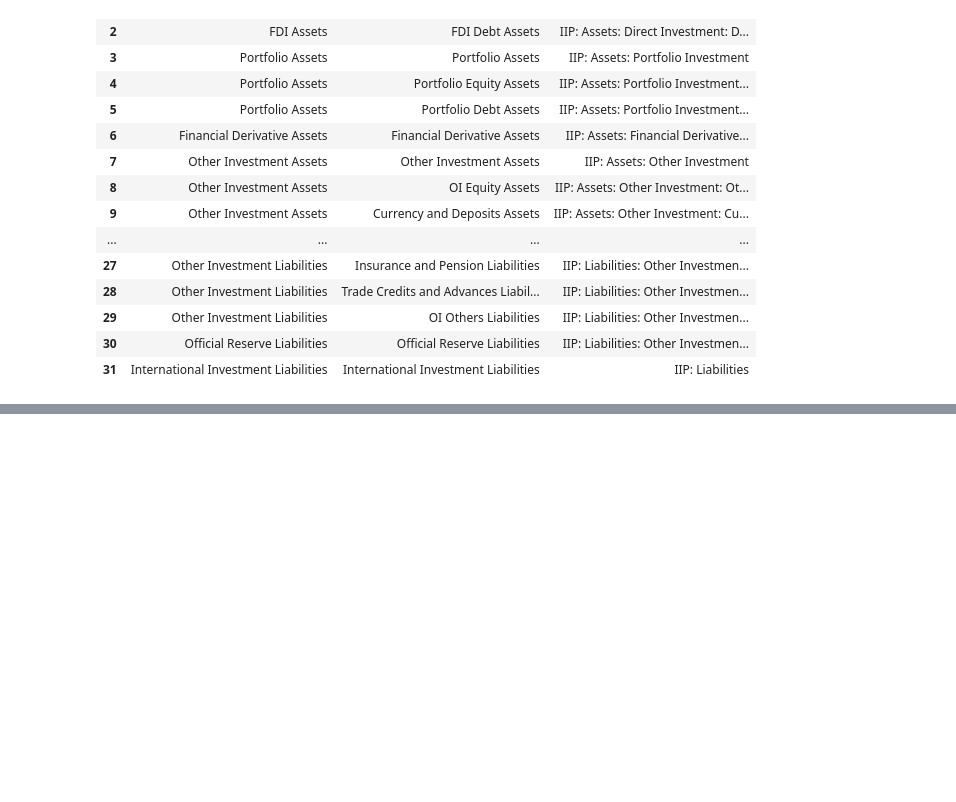
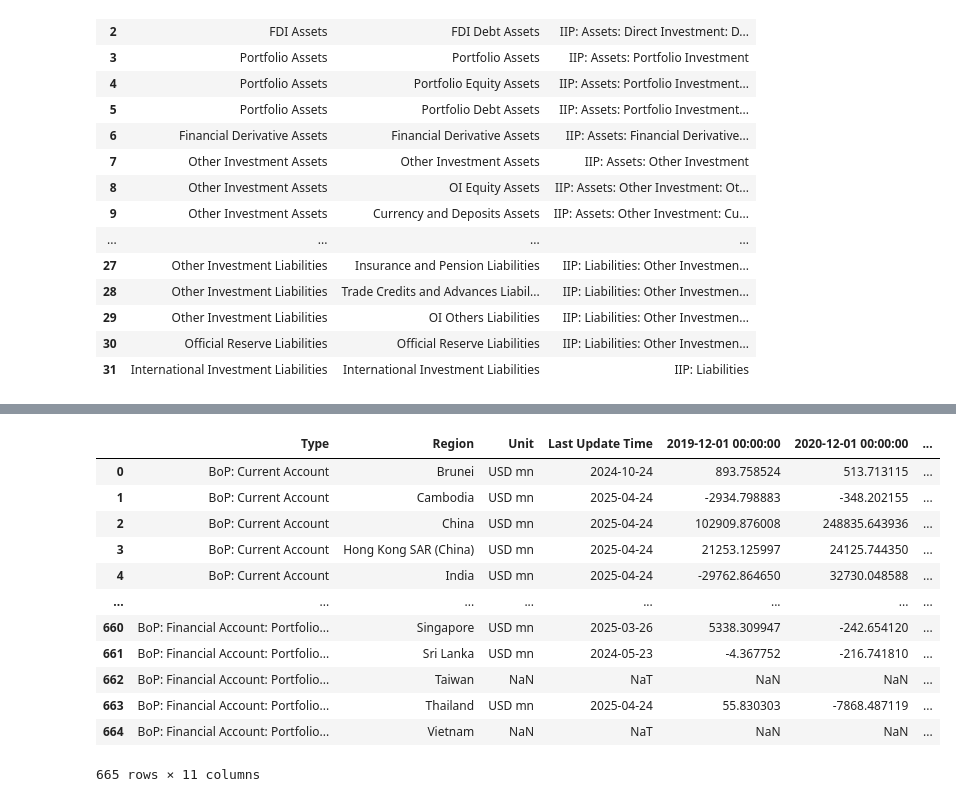
Before and after one commit to aizudeen11/cfm-nlp, a Jupyter notebook: to_gsheet/main.ipynb, the cells around one changed output, grey strips where cells are left out. Saved outputs shown, nothing was run; the diff lists cells and outputs as text; code cells hidden in the pictures; blank space fills up the shorter version.

```diff
--- a/to_gsheet/main.ipynb
+++ b/to_gsheet/main.ipynb
@@ -557,0 +542,41 @@ df
+# %%
+import pandas as pd
+from pandasql import sqldf
+import datetime
+import numpy as np
+import warnings
+from arch import arch_model
+import requests
+from io import BytesIO
+warnings.filterwarnings("ignore")
+
+file_url = 'https://www.iif.com/Portals/0/Files/Databases/monthly_em_portfolio_flows_database.xlsx?ver=2025-03-13-063222-833'
+response = requests.get(file_url)
+
+if response.headers.get('Content-Type') == 'application/vnd.openxmlformats-officedocument.spreadsheetml.sheet':
+    excel_data = BytesIO(response.content)
+    df = pd.read_excel(excel_data, sheet_name='Country Flows_nw', header=3)
+else:
+    print("Failed to download a valid Excel file. The URL might not be a direct link.")
+
+equity = df[df.columns[[0,1,3,5,7,9,11,13,14,16,45,60]]]
+equity.rename(columns={'Unnamed: 0': 'Date'}, inplace=True)
+equity['Date'].fillna(0, inplace=True)
+date_new = [x for x in equity['Date'] if isinstance(x, datetime.date)]
+equity = equity[equity['Date'].isin(date_new)]
+
+debt = df[df.columns[[0,2,4,6,8,10,12,15,61]]]
+debt.rename(columns={'Unnamed: 0': 'Date'}, inplace=True)
+debt['Date'].fillna(0, inplace=True)
+date_new = [x for x in debt['Date'] if isinstance(x, datetime.date)]
+debt = debt[debt['Date'].isin(date_new)]
+debt.rename(columns={k:v for (k,v) in zip(debt.columns, equity.columns.drop(['Taiwan, China', 'Vietnam', 'Sri lanka']))}, inplace=True)
+
+equity.set_index('Date', inplace=True)
+debt.set_index('Date', inplace=True)
+
+df_cf = pd.DataFrame(index=debt.index)
+
+df_cf['Portfolio Debt'] = debt.sum(axis=1)/1000
+df_cf['Portfolio Equity'] = equity.sum(axis=1)/1000
+df_cf.reset_index(inplace=True)
@@ -557,0 +669,16 @@ df
+# %%
+df_all_annual_2
+# %% [output]
+|  | Type | Region | Unit | Last Update Time | 2019-12-01 00:00:00 | 2020-12-01 00:00:00 | ... |
+| 0 | BoP: Current Account | Brunei | USD mn | 2024-10-24 | 893.758524 | 513.713115 | ... |
+| 1 | BoP: Current Account | Cambodia | USD mn | 2025-04-24 | -2934.798883 | -348.202155 | ... |
+| 2 | BoP: Current Account | China | USD mn | 2025-04-24 | 102909.876008 | 248835.643936 | ... |
+| 3 | BoP: Current Account | Hong Kong SAR (China) | USD mn | 2025-04-24 | 21253.125997 | 24125.744350 | ... |
+| 4 | BoP: Current Account | India | USD mn | 2025-04-24 | -29762.864650 | 32730.048588 | ... |
+| ... | ... | ... | ... | ... | ... | ... | ... |
+| 660 | BoP: Financial Account: Portfolio... | Singapore | USD mn | 2025-03-26 | 5338.309947 | -242.654120 | ... |
+| 661 | BoP: Financial Account: Portfolio... | Sri Lanka | USD mn | 2024-05-23 | -4.367752 | -216.741810 | ... |
+| 662 | BoP: Financial Account: Portfolio... | Taiwan | NaN | NaT | NaN | NaN | ... |
+| 663 | BoP: Financial Account: Portfolio... | Thailand | USD mn | 2025-04-24 | 55.830303 | -7868.487119 | ... |
+| 664 | BoP: Financial Account: Portfolio... | Vietnam | NaN | NaT | NaN | NaN | ... |
+665 rows × 11 columns
```
Also changed, not shown: parts of 5 cells of this notebook, 3 other files.
